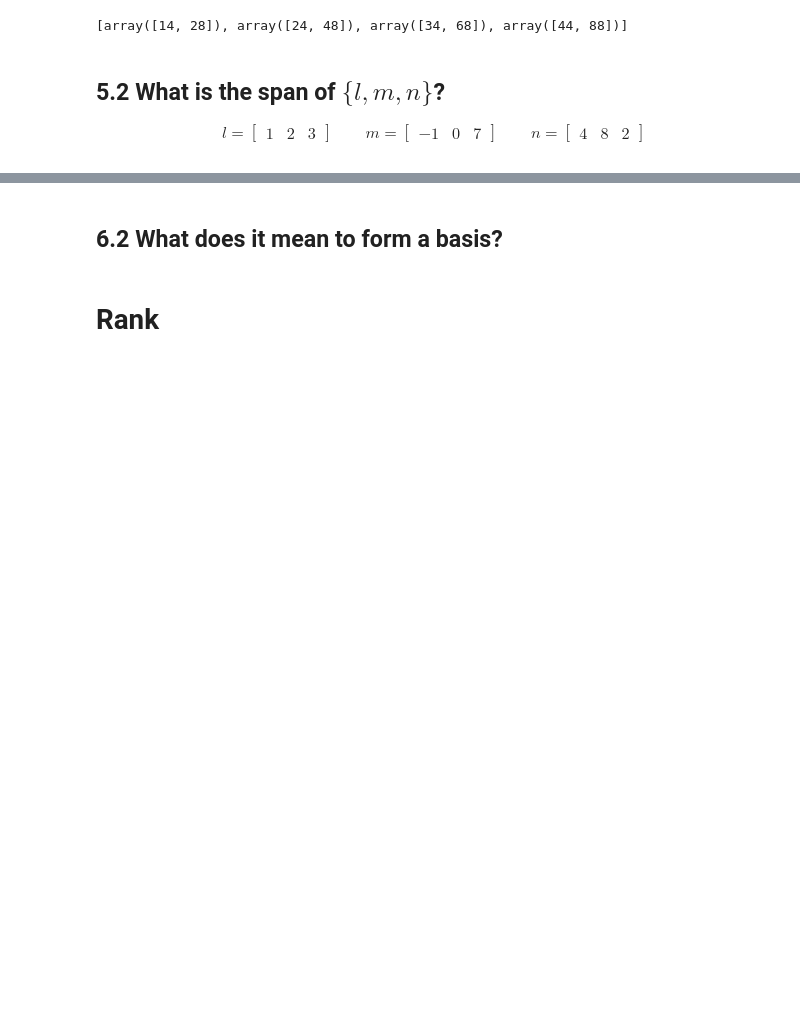
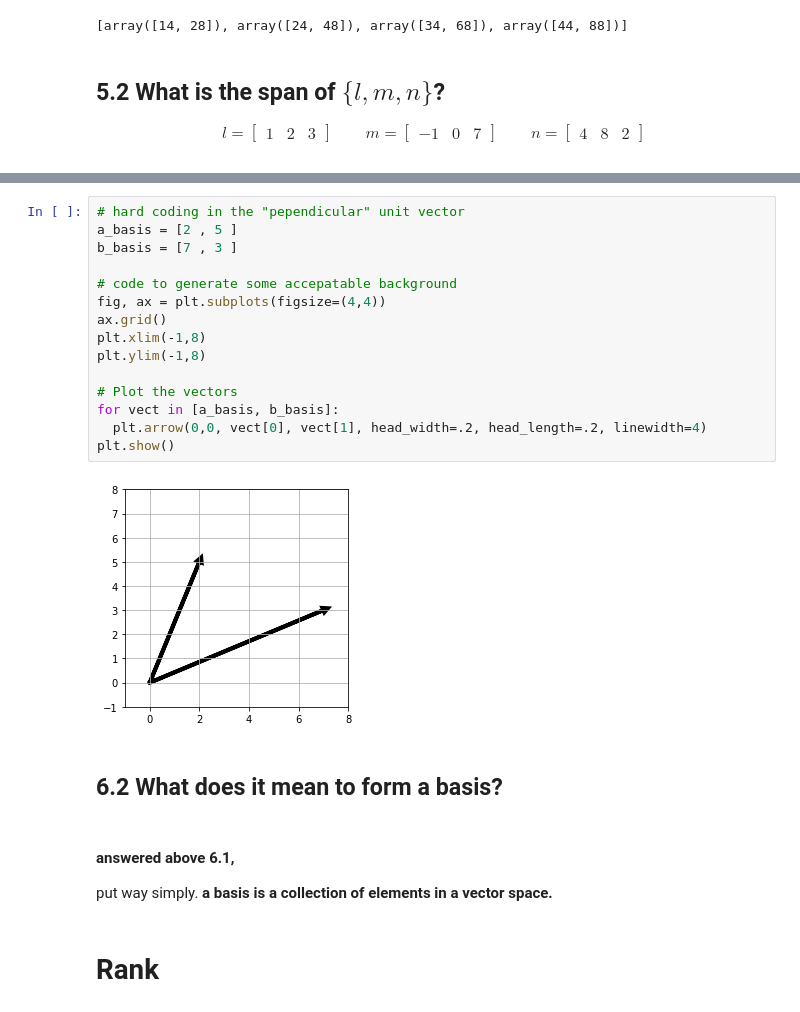
Before and after one commit to rawalk/DS-Unit-1-Sprint-3-Linear-Algebra, a Jupyter notebook: module2-intermediate-linear-algebra/LS_DS_132_Intermediate_Linear_Algebra_Assignment.ipynb, the cells around one changed output, grey strips where cells are left out. Drawn from its saved outputs; the diff is of its cells as text; blank space fills up the shorter version.

```diff
--- a/module2-intermediate-linear-algebra/LS_DS_132_Intermediate_Linear_Algebra_Assignment.ipynb
+++ b/module2-intermediate-linear-algebra/LS_DS_132_Intermediate_Linear_Algebra_Assignment.ipynb
@@ -426,5 +460,26 @@ n = \begin{bmatrix} 4 & 8  & 2\end{bmatrix}
+# %%
+# hard coding in the "pependicular" unit vector
+a_basis = [2 , 5 ]
+b_basis = [7 , 3 ]
+
+# code to generate some accepatable background
+fig, ax = plt.subplots(figsize=(4,4))
+ax.grid()
+plt.xlim(-1,8)
+plt.ylim(-1,8)
+
+# Plot the vectors
+for vect in [a_basis, b_basis]:
+  plt.arrow(0,0, vect[0], vect[1], head_width=.2, head_length=.2, linewidth=4)
+plt.show()
+# %% [output]
+[figure, added]
 # %% [markdown]
 ## 6.2 What does it mean to form a basis?
+# %% [markdown]
+#### answered above 6.1,
+
+put way simply. **a basis is a collection of elements in a vector space.**
 # %% [markdown]
 # Rank
 # %% [markdown]
```
Also changed, not shown: parts of 16 cells of this notebook.
